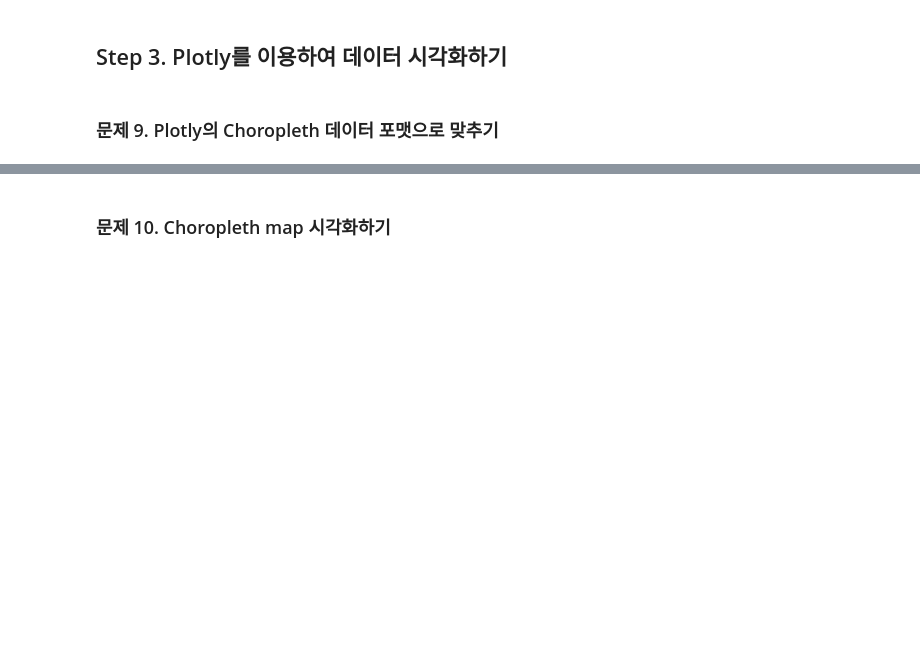
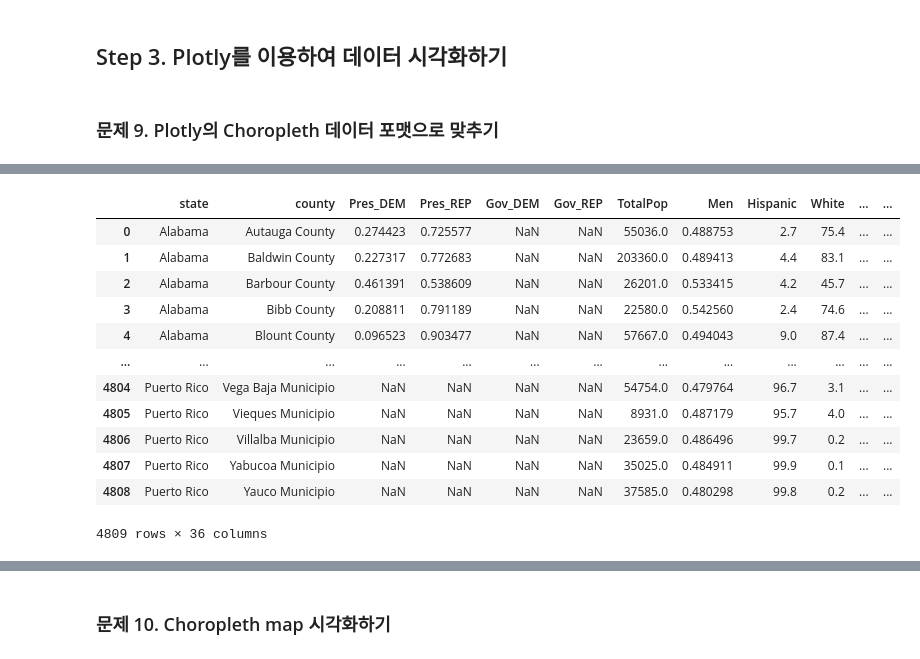
Before and after one commit to kjian254416-blip/ML300, a Jupyter notebook: Chapter_05_미국의_대통령은_어떻게_뽑힐까(문제).ipynb, the cells around one changed output, grey strips where cells are left out. Saved outputs shown, nothing was run; the diff lists cells and outputs as text; code cells hidden in the pictures; blank space fills up the shorter version.

```diff
--- a/Chapter_05_미국의_대통령은_어떻게_뽑힐까(문제).ipynb
+++ b/Chapter_05_미국의_대통령은_어떻게_뽑힐까(문제).ipynb
@@ -454,0 +495,16 @@ colorscale = ["#f7fbff","#ebf3fb","#deebf7","#d2e3f3","#c6dbef","#b3d2e9","#9eca
+# %%
+df_norm.reset_index()
+# %% [output]
+|  | state | county | Pres_DEM | Pres_REP | Gov_DEM | Gov_REP | TotalPop | Men | Hispanic | White | ... | ... |
+| 0 | Alabama | Autauga County | 0.274423 | 0.725577 | NaN | NaN | 55036.0 | 0.488753 | 2.7 | 75.4 | ... | ... |
+| 1 | Alabama | Baldwin County | 0.227317 | 0.772683 | NaN | NaN | 203360.0 | 0.489413 | 4.4 | 83.1 | ... | ... |
+| 2 | Alabama | Barbour County | 0.461391 | 0.538609 | NaN | NaN | 26201.0 | 0.533415 | 4.2 | 45.7 | ... | ... |
+| 3 | Alabama | Bibb County | 0.208811 | 0.791189 | NaN | NaN | 22580.0 | 0.542560 | 2.4 | 74.6 | ... | ... |
+| 4 | Alabama | Blount County | 0.096523 | 0.903477 | NaN | NaN | 57667.0 | 0.494043 | 9.0 | 87.4 | ... | ... |
+| ... | ... | ... | ... | ... | ... | ... | ... | ... | ... | ... | ... | ... |
+| 4804 | Puerto Rico | Vega Baja Municipio | NaN | NaN | NaN | NaN | 54754.0 | 0.479764 | 96.7 | 3.1 | ... | ... |
+| 4805 | Puerto Rico | Vieques Municipio | NaN | NaN | NaN | NaN | 8931.0 | 0.487179 | 95.7 | 4.0 | ... | ... |
+| 4806 | Puerto Rico | Villalba Municipio | NaN | NaN | NaN | NaN | 23659.0 | 0.486496 | 99.7 | 0.2 | ... | ... |
+| 4807 | Puerto Rico | Yabucoa Municipio | NaN | NaN | NaN | NaN | 35025.0 | 0.484911 | 99.9 | 0.1 | ... | ... |
+| 4808 | Puerto Rico | Yauco Municipio | NaN | NaN | NaN | NaN | 37585.0 | 0.480298 | 99.8 | 0.2 | ... | ... |
+4809 rows × 36 columns
```
Also changed, not shown: parts of 23 cells of this notebook.
